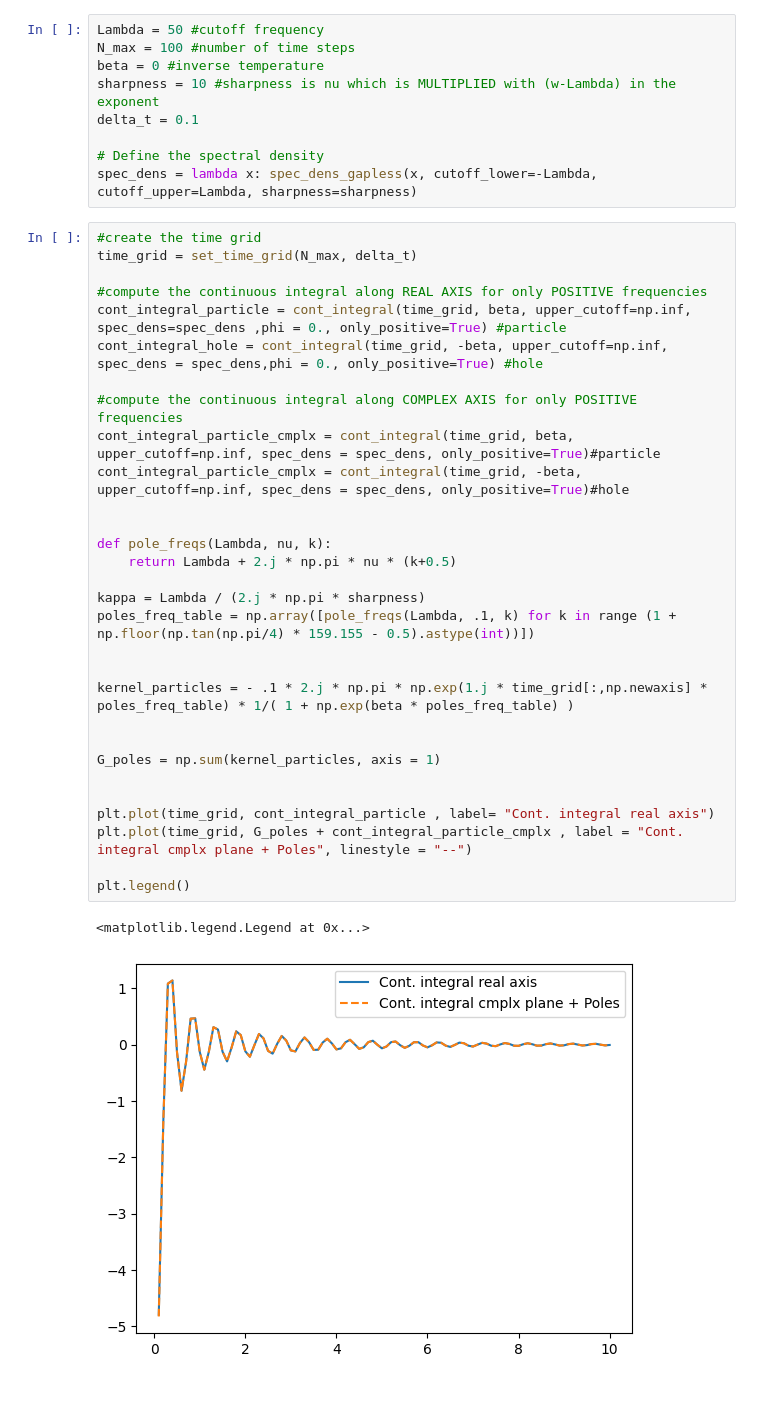
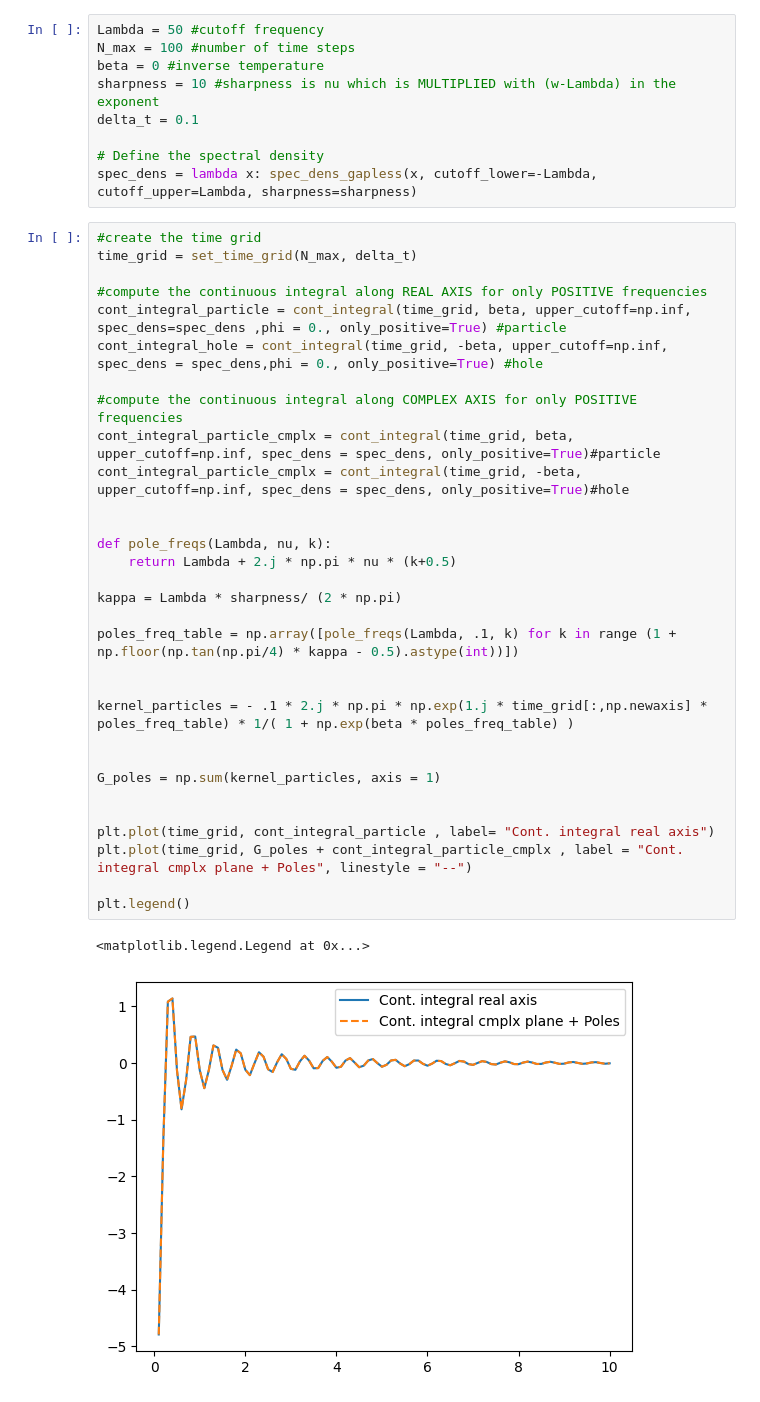
Before and after one commit to jthoenniss/RealTimeID, a Jupyter notebook: notebooks/extra_poles.ipynb, the cells around one changed output. Cells and saved outputs as stored; diff of their text form.

```diff
--- a/notebooks/extra_poles.ipynb
+++ b/notebooks/extra_poles.ipynb
@@ -22,33 +22,34 @@ spec_dens = lambda x: spec_dens_gapless(x, cutoff_lower=-Lambda, cutoff_upper=La
 # %%
 #create the time grid
 time_grid = set_time_grid(N_max, delta_t)
 
 #compute the continuous integral along REAL AXIS for only POSITIVE frequencies
 cont_integral_particle = cont_integral(time_grid, beta, upper_cutoff=np.inf, spec_dens=spec_dens ,phi = 0., only_positive=True) #particle
 cont_integral_hole = cont_integral(time_grid, -beta, upper_cutoff=np.inf, spec_dens = spec_dens,phi = 0., only_positive=True) #hole
 
 #compute the continuous integral along COMPLEX AXIS for only POSITIVE frequencies
 cont_integral_particle_cmplx = cont_integral(time_grid, beta, upper_cutoff=np.inf, spec_dens = spec_dens, only_positive=True)#particle
 cont_integral_particle_cmplx = cont_integral(time_grid, -beta, upper_cutoff=np.inf, spec_dens = spec_dens, only_positive=True)#hole
 
 
 def pole_freqs(Lambda, nu, k):
     return Lambda + 2.j * np.pi * nu * (k+0.5)
 
-kappa = Lambda / (2.j * np.pi * sharpness)
-poles_freq_table = np.array([pole_freqs(Lambda, .1, k) for k in range (1 + np.floor(np.tan(np.pi/4) * 159.155 - 0.5).astype(int))])
+kappa = Lambda * sharpness/ (2 * np.pi)
+
+poles_freq_table = np.array([pole_freqs(Lambda, .1, k) for k in range (1 + np.floor(np.tan(np.pi/4) * kappa - 0.5).astype(int))])
 
 
 kernel_particles = - .1 * 2.j * np.pi * np.exp(1.j * time_grid[:,np.newaxis] * poles_freq_table) * 1/( 1 + np.exp(beta * poles_freq_table) )
 
 
 G_poles = np.sum(kernel_particles, axis = 1)
 
 
 plt.plot(time_grid, cont_integral_particle , label= "Cont. integral real axis")
 plt.plot(time_grid, G_poles + cont_integral_particle_cmplx , label = "Cont. integral cmplx plane + Poles", linestyle = "--")
 
 plt.legend()
 # %% [output]
 <matplotlib.legend.Legend at 0x...>
-[figure, old version]
+[figure, new version]
```
